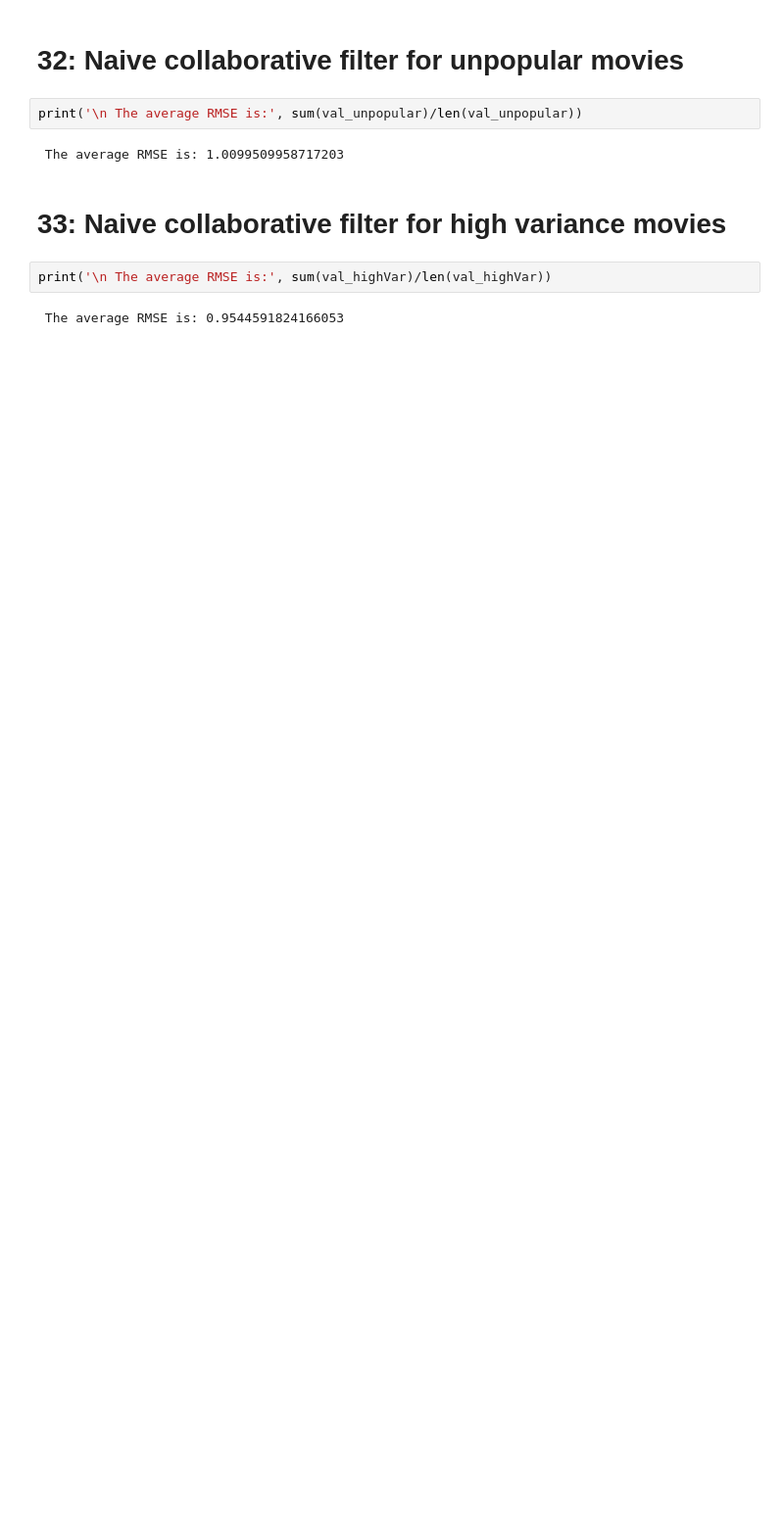
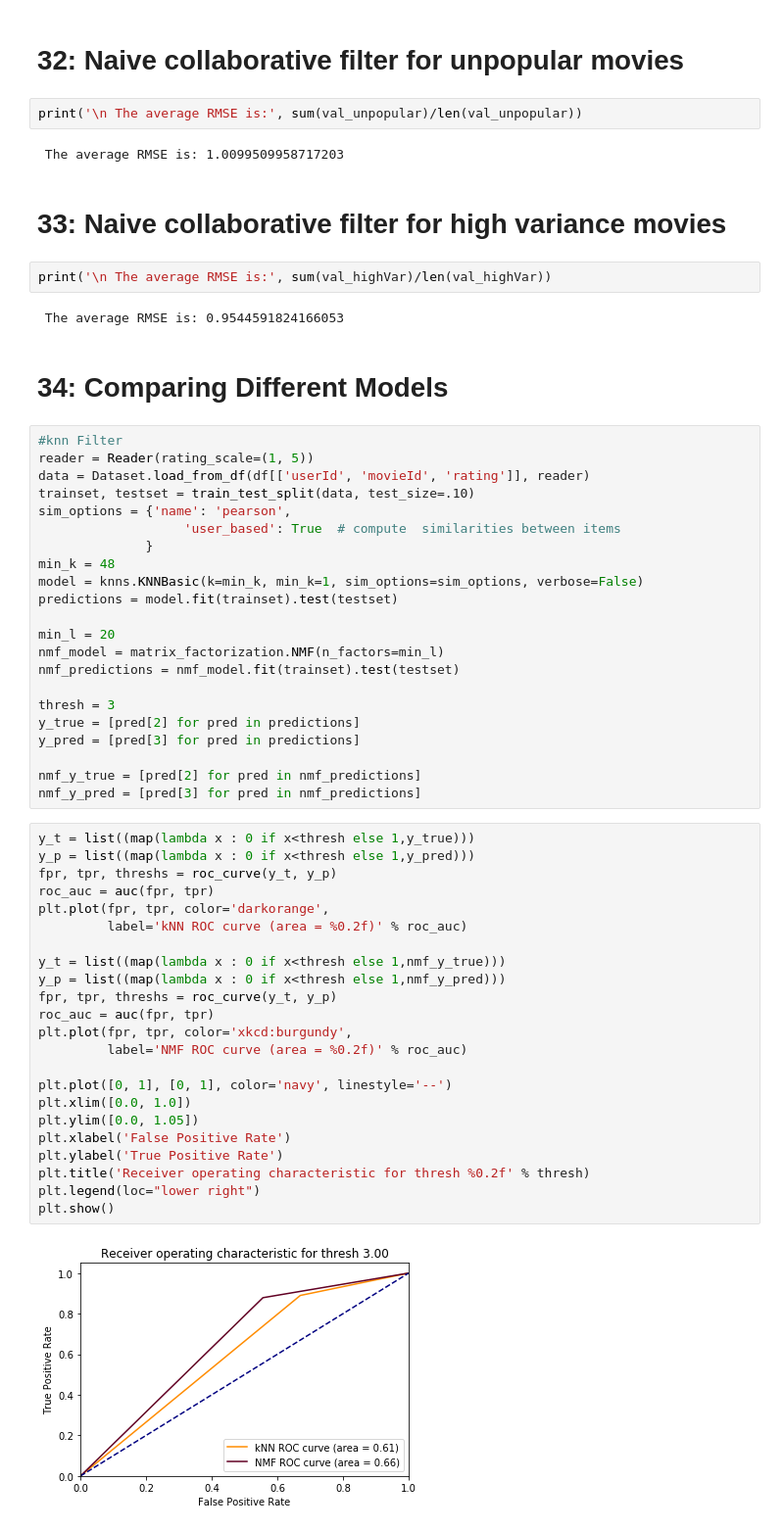
Before and after one commit to shrey-agarwal/Large-Scale-Data-Mining, a Jupyter notebook: Project 3/project3.ipynb, the cells around one changed output. Shown at 98% size. Saved outputs shown, nothing was run; the diff lists cells and outputs as text; blank space fills up the shorter version.

```diff
--- a/Project 3/project3.ipynb
+++ b/Project 3/project3.ipynb
@@ -1019,3 +1020,52 @@ print('\n The average RMSE is:', sum(val_unpopular)/len(val_unpopular))
 print('\n The average RMSE is:', sum(val_highVar)/len(val_highVar))
 # %% [output]
  The average RMSE is: 0.9544591824166053
+# %% [markdown]
+# 34: Comparing Different Models
+# %%
+#knn Filter
+reader = Reader(rating_scale=(1, 5))
+data = Dataset.load_from_df(df[['userId', 'movieId', 'rating']], reader)
+trainset, testset = train_test_split(data, test_size=.10)
+sim_options = {'name': 'pearson',
+                   'user_based': True  # compute  similarities between items
+              }
+min_k = 48
+model = knns.KNNBasic(k=min_k, min_k=1, sim_options=sim_options, verbose=False)
+predictions = model.fit(trainset).test(testset)
+
+min_l = 20
+nmf_model = matrix_factorization.NMF(n_factors=min_l)
+nmf_predictions = nmf_model.fit(trainset).test(testset)
+
+thresh = 3
+y_true = [pred[2] for pred in predictions]
+y_pred = [pred[3] for pred in predictions]
+
+nmf_y_true = [pred[2] for pred in nmf_predictions]
+nmf_y_pred = [pred[3] for pred in nmf_predictions]
+# %%
+y_t = list((map(lambda x : 0 if x<thresh else 1,y_true)))
+y_p = list((map(lambda x : 0 if x<thresh else 1,y_pred)))
+fpr, tpr, threshs = roc_curve(y_t, y_p)
+roc_auc = auc(fpr, tpr)
+plt.plot(fpr, tpr, color='darkorange',
+         label='kNN ROC curve (area = %0.2f)' % roc_auc)
+
+y_t = list((map(lambda x : 0 if x<thresh else 1,nmf_y_true)))
+y_p = list((map(lambda x : 0 if x<thresh else 1,nmf_y_pred)))
+fpr, tpr, threshs = roc_curve(y_t, y_p)
+roc_auc = auc(fpr, tpr)
+plt.plot(fpr, tpr, color='xkcd:burgundy',
+         label='NMF ROC curve (area = %0.2f)' % roc_auc)
+
+plt.plot([0, 1], [0, 1], color='navy', linestyle='--')
+plt.xlim([0.0, 1.0])
+plt.ylim([0.0, 1.05])
+plt.xlabel('False Positive Rate')
+plt.ylabel('True Positive Rate')
+plt.title('Receiver operating characteristic for thresh %0.2f' % thresh)
+plt.legend(loc="lower right")
+plt.show()
+# %% [output]
+[figure, added]
```
Also changed, not shown: parts of 7 cells of this notebook.
